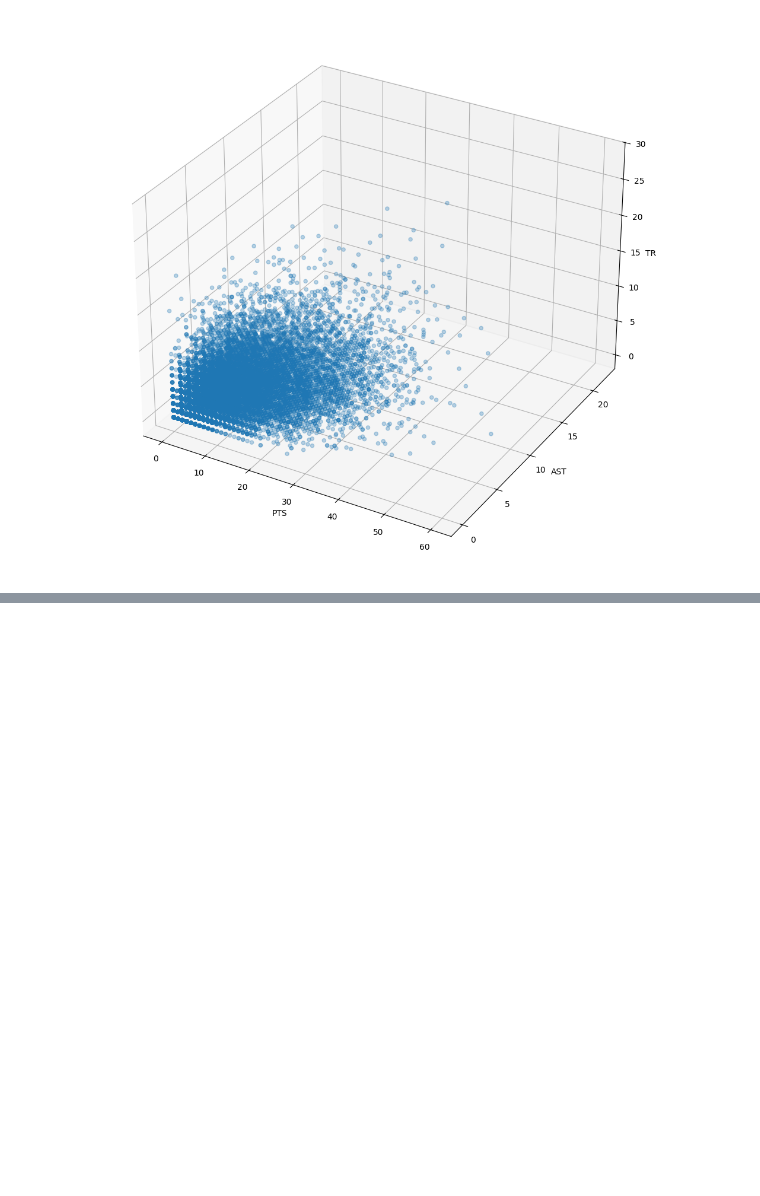
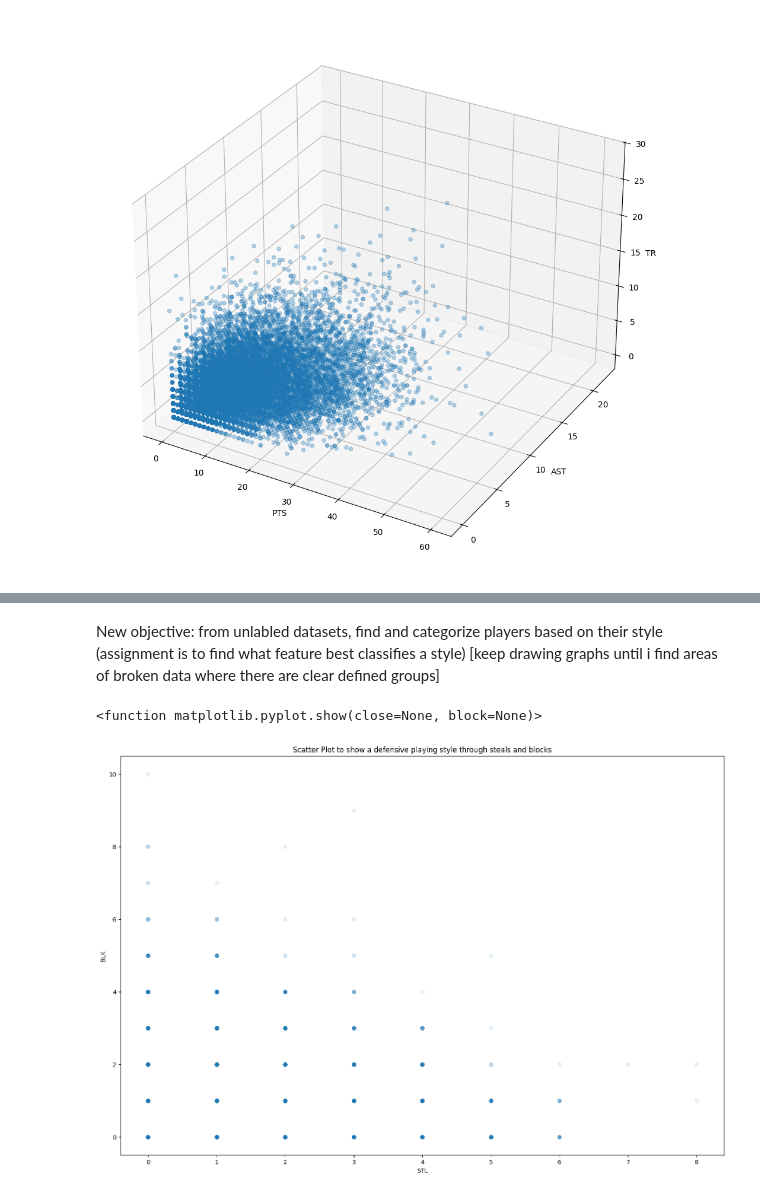
Before and after one commit to William-low127/Data-analytics, a Jupyter notebook: 02-Data_manipulation-Numpy_pandas/nbaassignment.ipynb, the cells around one changed output, grey strips where cells are left out. Cells and saved outputs as stored; diff of their text form; code cells hidden in the pictures; blank space fills up the shorter version.

```diff
--- a/02-Data_manipulation-Numpy_pandas/nbaassignment.ipynb
+++ b/02-Data_manipulation-Numpy_pandas/nbaassignment.ipynb
@@ -80,0 +81,16 @@ plt.show()
+# %% [markdown]
+New objective: from unlabled datasets, find and categorize players based on their style (assignment is to find what feature best classifies a style) [keep drawing graphs until i find areas of broken data where there are clear defined groups]
+# %%
+x = df ['STL']
+y = df ['BLK']
+plt.figure(figsize=(18,12))
+plt.scatter(x,y, alpha=0.1)
+
+plt.xlabel('STL')
+plt.ylabel('BLK')
+plt.title('Scatter Plot to show a defensive playing style through steals and blocks')
+
+plt.show
+# %% [output]
+<function matplotlib.pyplot.show(close=None, block=None)>
+[figure, added]
```
Also changed, not shown: parts of 8 cells of this notebook.
